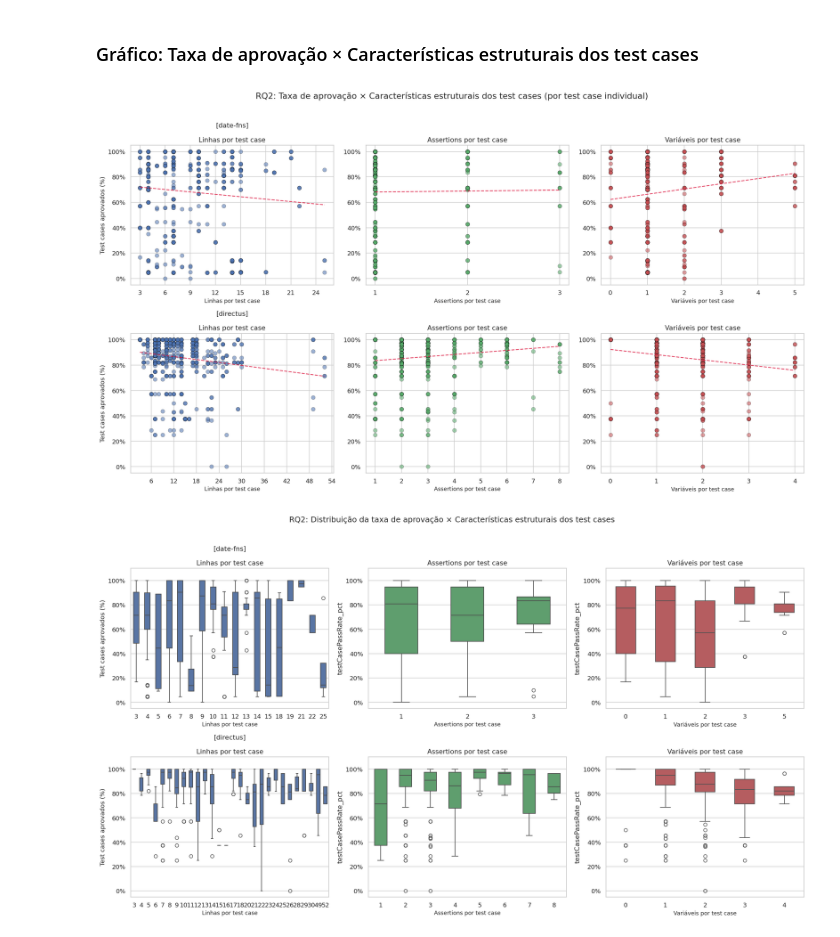
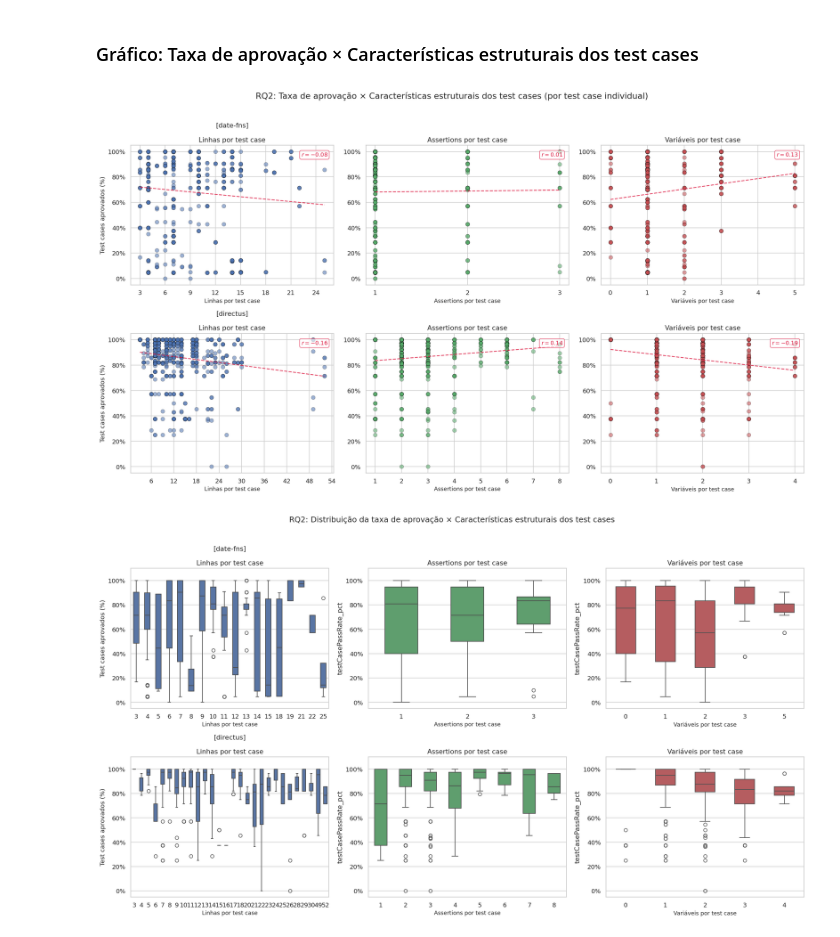
Before and after one commit to guilhermebkel/vem2026-test-driven-prompting, a Jupyter notebook: research/analysis.ipynb, the cells around one changed output. Cells and saved outputs as stored; diff of their text form; code cells hidden in the pictures.

Commit message:
chore(*): improve plots

```diff
--- a/research/analysis.ipynb
+++ b/research/analysis.ipynb
@@ -22,8 +22,24 @@ df = pd.concat([date_fns, directus], ignore_index=True)
 # %% [markdown]
 # 3. Limpeza e Tratamento de Dados
 # %%
+# [Print 1] Shape bruto antes de qualquer transformação
+print("Shape bruto (antes do filtro):", df.shape)
+print()
+
+# [Print 4] Distribuição das colunas booleanas antes da conversão
+print("Valores ANTES da conversão:")
+for col in ["isTestSuiteSuccessful", "isModelResultCompilable"]:
+    print(f"  {col}: {df[col].value_counts(dropna=False).to_dict()}")
+print()
+
 for col in ["isTestSuiteSuccessful", "isModelResultCompilable"]:
     df[col] = df[col].map({"true": True, "false": False, True: True, False: False})
+
+# [Print 4] Distribuição após a conversão (confirma ausência de NaN)
+print("Valores APÓS a conversão:")
+for col in ["isTestSuiteSuccessful", "isModelResultCompilable"]:
+    print(f"  {col}: {df[col].value_counts(dropna=False).to_dict()}")
+print()
 
 df["passRate"] = df["testSuitePassedTestCaseCount"] / df["testSuiteTotalTestCaseCount"]
 df["testCasePassRate"] = df["testSuitePassedTestCaseCount"] / df["testSuiteTotalTestCaseCount"]
@@ -51,7 +67,7 @@ df["isFullContext"] = df["contextType"] == "all-relevant-test-case"
 
 # df = df[df["methodName"].isin(methods_to_keep)]
 
-methods_to_remove = (
+methods_to_keep = (
     df.loc[
         (df["experimentTitle"] == "all-relevant-test-case")
         & (df["experimentContextItemCount"] >= 3),
@@ -60,7 +76,15 @@ methods_to_remove = (
     .unique()
 )
 
-df = df[df["methodName"].isin(methods_to_remove)]
+# [Print 2] Critério e resultado do filtro de métodos
+all_methods = df["methodName"].unique()
+removed_methods = [m for m in all_methods if m not in methods_to_keep]
+print(f"Critério de filtro: métodos com experimentContextItemCount >= 3 no contexto all-relevant-test-case")
+print(f"Métodos removidos ({len(removed_methods)}): {sorted(removed_methods)}")
+print(f"Métodos mantidos ({len(methods_to_keep)}): {sorted(methods_to_keep)}")
+print()
 
-print(df.shape)
+df = df[df["methodName"].isin(methods_to_keep)]
+
+print("Shape final (após filtro):", df.shape)
 df.head(3)
@@ -818,34 +835,46 @@ if len(repos_v2) == 1:
 for row_idx, repo in enumerate(repos_v2):
     d = scatter_df[scatter_df["repositoryName"] == repo]
     for col_idx, (metric_col, metric_label, color) in enumerate(scatter_configs):
         ax = axes[row_idx][col_idx]
 
         x_vals = d[metric_col].values
         y_vals = d["testCasePassRate"].values * 100
 
         ax.scatter(x_vals, y_vals, alpha=0.55, color=color, edgecolors="black", linewidths=0.4, s=50)
 
         if len(np.unique(x_vals)) > 1:
             z = np.polyfit(x_vals, y_vals, 1)
             p_line = np.poly1d(z)
             x_sorted = np.linspace(x_vals.min(), x_vals.max(), 200)
             ax.plot(x_sorted, p_line(x_sorted), "--", color="crimson", linewidth=1.5, alpha=0.8)
 
+            r = np.corrcoef(x_vals, y_vals)[0, 1]
+
+            ax.annotate(
+                f"$r = {r:.2f}$",
+                xy=(0.97, 0.95),
+                xycoords="axes fraction",
+                ha="right", va="top",
+                fontsize=10,
+                color="crimson",
+                bbox=dict(boxstyle="round,pad=0.3", fc="white", ec="crimson", alpha=0.7),
+            )
+
         repo_title = f"[{repo}]\n\n" if col_idx == 0 else ""
         ax.set_title(f"{repo_title}{metric_label}", fontsize=12)
         if col_idx == 0:
             ax.set_ylabel("Test cases aprovados (%)", fontsize=11)
         ax.set_xlabel(metric_label, fontsize=10)
         ax.set_ylim(-5, 105)
         ax.yaxis.set_major_formatter(mtick.PercentFormatter())
         ax.xaxis.set_major_locator(mtick.MaxNLocator(integer=True))
 
 plt.suptitle("RQ2: Taxa de aprovação × Características estruturais dos test cases (por test case individual)", fontsize=15, y=1.02)
 plt.tight_layout()
 plt.savefig("figures/rq2_internal_structure_analysis_v2.png", bbox_inches="tight")
 plt.show()
 # %% [output]
-[figure, old version]
+[figure, new version]
 # %%
 # RQ2: Boxplot de testCasePassRate × valor real da métrica (mesma base do scatterplot)
 box_configs = [
```
Also changed, not shown: parts of 1 cell of this notebook, 2 other files.
